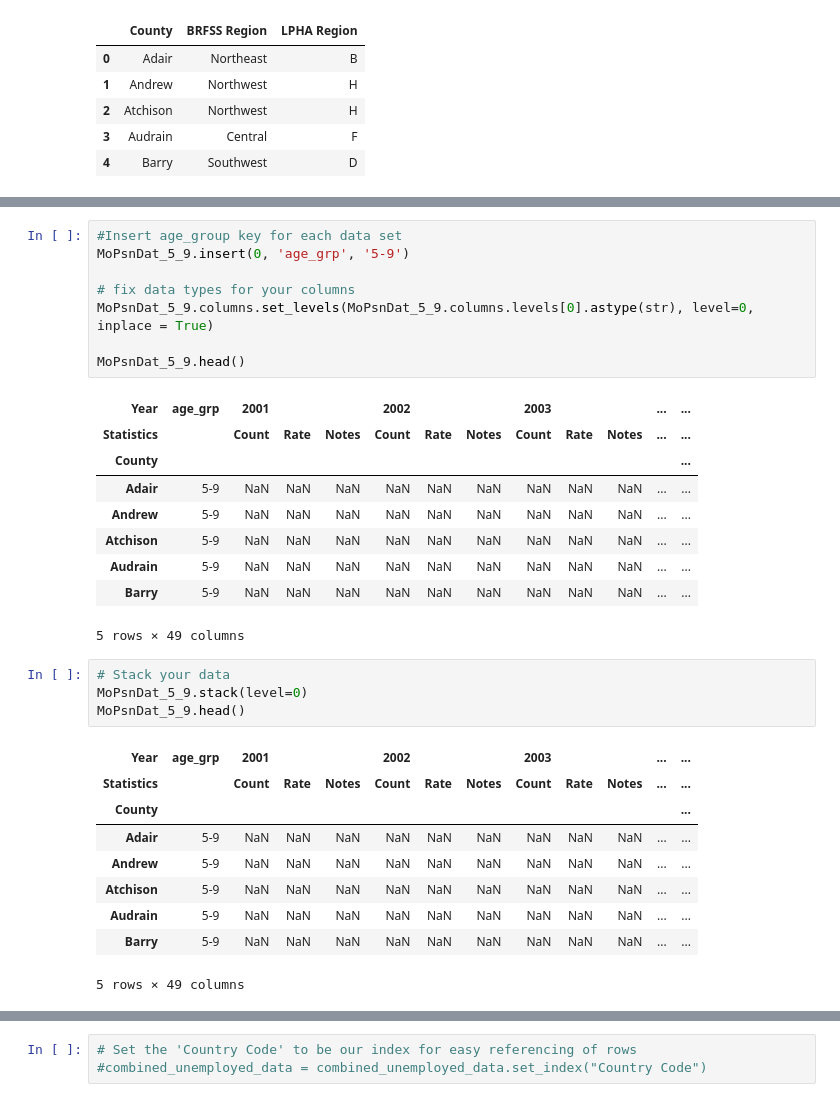
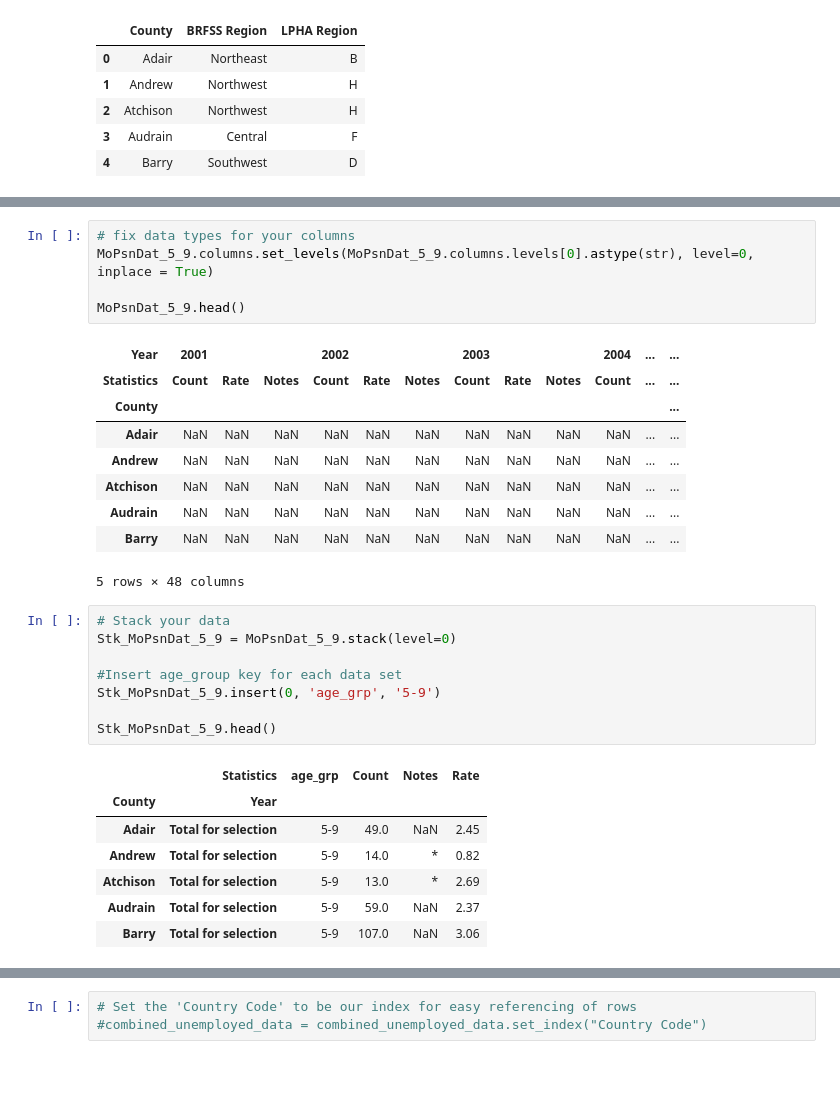
Before and after one commit to tmatoushek/PoisonProject_WashU_TTh, a Jupyter notebook: Final_Code_and_DataFiles/poison_starter_code_tgm_IV.ipynb, the cells around one changed output, grey strips where cells are left out. Saved outputs shown, nothing was run; the diff lists cells and outputs as text; blank space fills up the shorter version.

```diff
--- a/Final_Code_and_DataFiles/poison_starter_code_tgm_IV.ipynb
+++ b/Final_Code_and_DataFiles/poison_starter_code_tgm_IV.ipynb
@@ -136,33 +136,32 @@ MoPsnDat_1_4.head()
 # %%
-#Insert age_group key for each data set
-MoPsnDat_5_9.insert(0, 'age_grp', '5-9')
-
 # fix data types for your columns
 MoPsnDat_5_9.columns.set_levels(MoPsnDat_5_9.columns.levels[0].astype(str), level=0, inplace = True)
 
 MoPsnDat_5_9.head()
 # %% [output]
-| Year | age_grp | 2001 |  |  | 2002 |  |  | 2003 |  |  | ... | ... |
-| Statistics |  | Count | Rate | Notes | Count | Rate | Notes | Count | Rate | Notes | ... | ... |
+| Year | 2001 |  |  | 2002 |  |  | 2003 |  |  | 2004 | ... | ... |
+| Statistics | Count | Rate | Notes | Count | Rate | Notes | Count | Rate | Notes | Count | ... | ... |
 | County |  |  |  |  |  |  |  |  |  |  |  | ... |
-| Adair | 5-9 | NaN | NaN | NaN | NaN | NaN | NaN | NaN | NaN | NaN | ... | ... |
-| Andrew | 5-9 | NaN | NaN | NaN | NaN | NaN | NaN | NaN | NaN | NaN | ... | ... |
-| Atchison | 5-9 | NaN | NaN | NaN | NaN | NaN | NaN | NaN | NaN | NaN | ... | ... |
-| Audrain | 5-9 | NaN | NaN | NaN | NaN | NaN | NaN | NaN | NaN | NaN | ... | ... |
-| Barry | 5-9 | NaN | NaN | NaN | NaN | NaN | NaN | NaN | NaN | NaN | ... | ... |
+| Adair | NaN | NaN | NaN | NaN | NaN | NaN | NaN | NaN | NaN | NaN | ... | ... |
+| Andrew | NaN | NaN | NaN | NaN | NaN | NaN | NaN | NaN | NaN | NaN | ... | ... |
+| Atchison | NaN | NaN | NaN | NaN | NaN | NaN | NaN | NaN | NaN | NaN | ... | ... |
+| Audrain | NaN | NaN | NaN | NaN | NaN | NaN | NaN | NaN | NaN | NaN | ... | ... |
+| Barry | NaN | NaN | NaN | NaN | NaN | NaN | NaN | NaN | NaN | NaN | ... | ... |
-5 rows × 49 columns
+5 rows × 48 columns
 # %%
 # Stack your data
-MoPsnDat_5_9.stack(level=0)
-MoPsnDat_5_9.head()
+Stk_MoPsnDat_5_9 = MoPsnDat_5_9.stack(level=0)
+
+#Insert age_group key for each data set
+Stk_MoPsnDat_5_9.insert(0, 'age_grp', '5-9')
+
+Stk_MoPsnDat_5_9.head()
 # %% [output]
-| Year | age_grp | 2001 |  |  | 2002 |  |  | 2003 |  |  | ... | ... |
-| Statistics |  | Count | Rate | Notes | Count | Rate | Notes | Count | Rate | Notes | ... | ... |
-| County |  |  |  |  |  |  |  |  |  |  |  | ... |
-| Adair | 5-9 | NaN | NaN | NaN | NaN | NaN | NaN | NaN | NaN | NaN | ... | ... |
-| Andrew | 5-9 | NaN | NaN | NaN | NaN | NaN | NaN | NaN | NaN | NaN | ... | ... |
-| Atchison | 5-9 | NaN | NaN | NaN | NaN | NaN | NaN | NaN | NaN | NaN | ... | ... |
-| Audrain | 5-9 | NaN | NaN | NaN | NaN | NaN | NaN | NaN | NaN | NaN | ... | ... |
-| Barry | 5-9 | NaN | NaN | NaN | NaN | NaN | NaN | NaN | NaN | NaN | ... | ... |
+|  | Statistics | age_grp | Count | Notes | Rate |
+| County | Year |  |  |  |  |
+| Adair | Total for selection | 5-9 | 49.0 | NaN | 2.45 |
+| Andrew | Total for selection | 5-9 | 14.0 | * | 0.82 |
+| Atchison | Total for selection | 5-9 | 13.0 | * | 2.69 |
+| Audrain | Total for selection | 5-9 | 59.0 | NaN | 2.37 |
+| Barry | Total for selection | 5-9 | 107.0 | NaN | 3.06 |
-5 rows × 49 columns
 # %%
```
Also changed, not shown: parts of 21 cells of this notebook, 1 other file.
